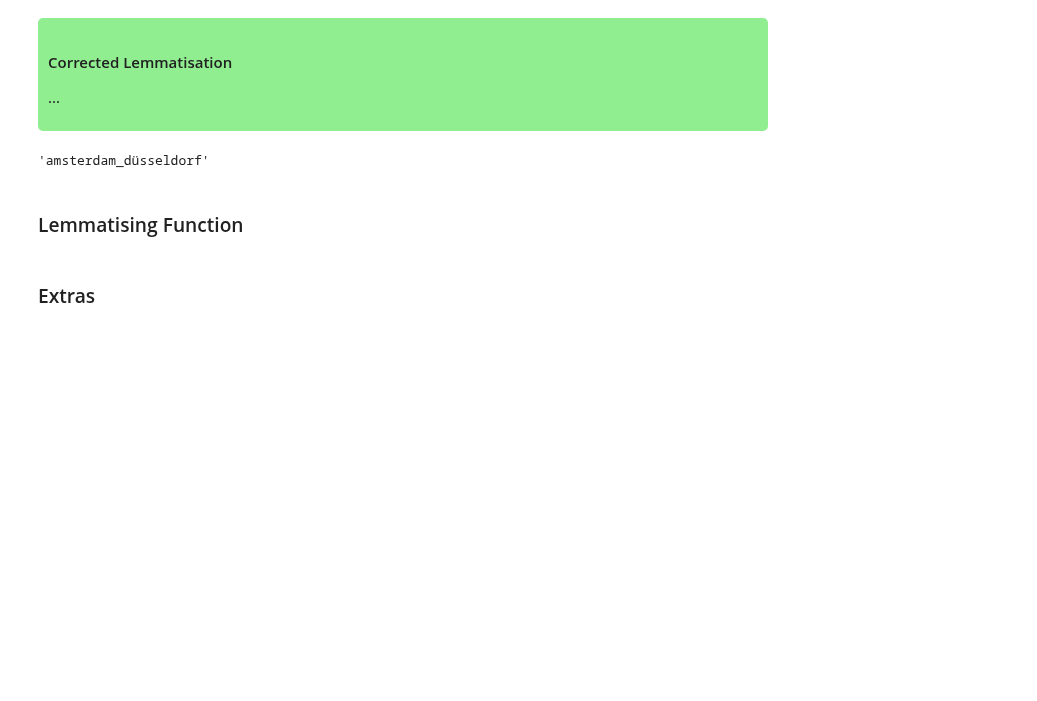
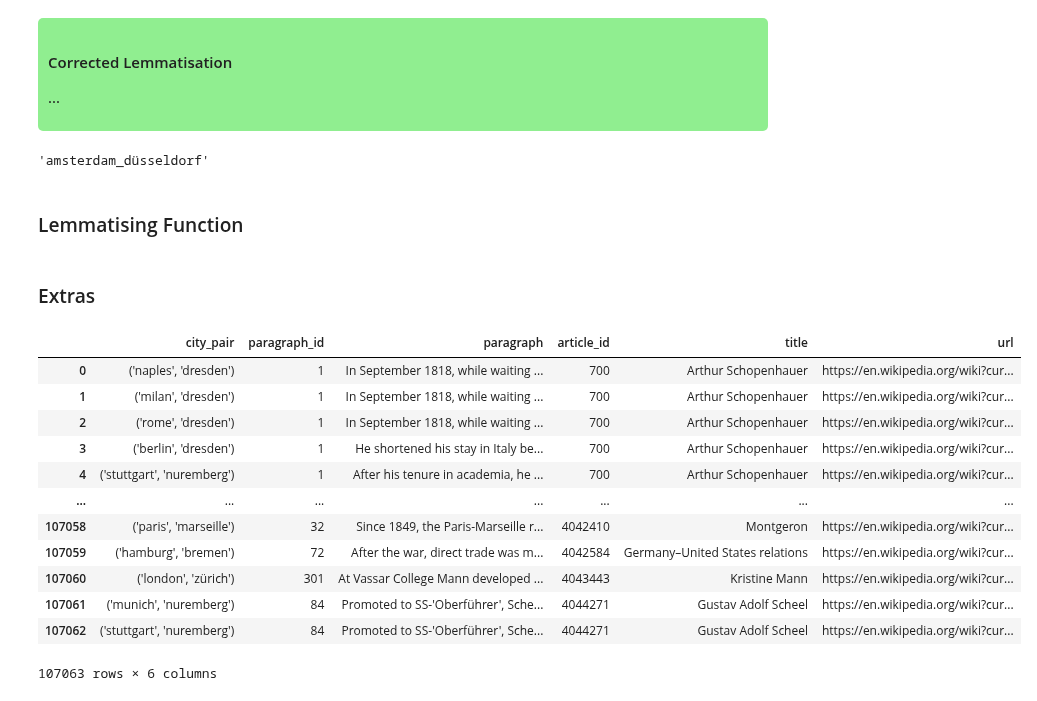
Before and after one commit to seriousdeejay/citynet, a Jupyter notebook: src/analyses/Diederik/Clean Code/corrected_lemmatisation.ipynb, the cells around one changed output. Cells and saved outputs as stored; diff of their text form; code cells hidden in the pictures; blank space fills up the shorter version.

```diff
--- a/src/analyses/Diederik/Clean Code/corrected_lemmatisation.ipynb
+++ b/src/analyses/Diederik/Clean Code/corrected_lemmatisation.ipynb
@@ -92,0 +105,24 @@ for index, row in bm_df.iterrows():
+# %%
+POS = ["NOUN", "VERB", "ADJ"]
+OVERWRITE=False
+ONLY_ENGLISH_WORDS=True
+NLP_MAX_LENGTH = 1500000
+
+ENGLISH_WORDS = get_english_words(path="../../../input/english_words_alpha_370k.txt")
+df =  pd.read_csv("../../../../../data/clean/paragraphs/paragraphs_raw_folder_62.csv")
+# %%
+df
+# %% [output]
+|  | city_pair | paragraph_id | paragraph | article_id | title | url |
+| 0 | ('naples', 'dresden') | 1 | In September 1818, while waiting ... | 700 | Arthur Schopenhauer | https://en.wikipedia.org/wiki?cur... |
+| 1 | ('milan', 'dresden') | 1 | In September 1818, while waiting ... | 700 | Arthur Schopenhauer | https://en.wikipedia.org/wiki?cur... |
+| 2 | ('rome', 'dresden') | 1 | In September 1818, while waiting ... | 700 | Arthur Schopenhauer | https://en.wikipedia.org/wiki?cur... |
+| 3 | ('berlin', 'dresden') | 1 | He shortened his stay in Italy be... | 700 | Arthur Schopenhauer | https://en.wikipedia.org/wiki?cur... |
+| 4 | ('stuttgart', 'nuremberg') | 1 | After his tenure in academia, he ... | 700 | Arthur Schopenhauer | https://en.wikipedia.org/wiki?cur... |
+| ... | ... | ... | ... | ... | ... | ... |
+| 107058 | ('paris', 'marseille') | 32 | Since 1849, the Paris-Marseille r... | 4042410 | Montgeron | https://en.wikipedia.org/wiki?cur... |
+| 107059 | ('hamburg', 'bremen') | 72 | After the war, direct trade was m... | 4042584 | Germany–United States relations | https://en.wikipedia.org/wiki?cur... |
+| 107060 | ('london', 'zürich') | 301 | At Vassar College Mann developed ... | 4043443 | Kristine Mann | https://en.wikipedia.org/wiki?cur... |
+| 107061 | ('munich', 'nuremberg') | 84 | Promoted to SS-'Oberführer', Sche... | 4044271 | Gustav Adolf Scheel | https://en.wikipedia.org/wiki?cur... |
+| 107062 | ('stuttgart', 'nuremberg') | 84 | Promoted to SS-'Oberführer', Sche... | 4044271 | Gustav Adolf Scheel | https://en.wikipedia.org/wiki?cur... |
+107063 rows × 6 columns
```
Also changed, not shown: parts of 5 cells of this notebook.
